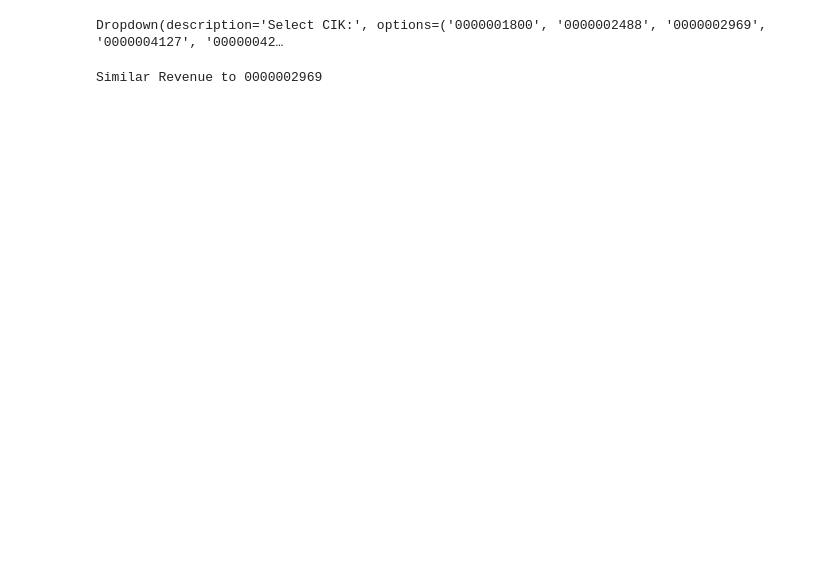
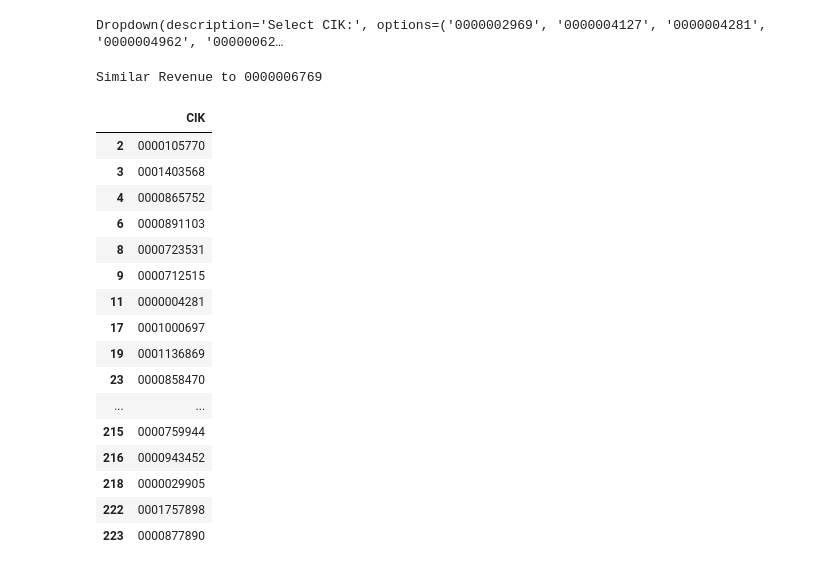
Before and after one commit to rushilsheth/inscope-takehome, a Jupyter notebook: main.ipynb, the cells around one changed output. Drawn from its saved outputs; the diff is of its cells as text; code cells hidden in the pictures; blank space fills up the shorter version.

```diff
--- a/main.ipynb
+++ b/main.ipynb
@@ -1,26 +1,47 @@
 # %%
 import ipywidgets as widgets
 import pandas as pd
 
+pd.set_option('display.max_rows', 500)
+
 # Assuming your DataFrame is already created
-df = pd.read_csv('cik_file_mapping.csv', dtype={'CIK': str})
+df = pd.read_csv('interactive_df.csv', dtype={'CIK': str})
 
 # Create Dropdown
 dropdown = widgets.Dropdown(
     options=df['CIK'].sort_values(),
     description='Select CIK:',
     disabled=False,
 )
 
 # Define the function to handle changes
 def get_cluster(change):
     cik = change['new']
+    chosen_cik_cluster = df.loc[df.CIK==cik].Cluster.values[0]
 
     # get similar CIKs
     print(f'Similar Revenue to {cik}')
+    display(df.loc[((df.Cluster==chosen_cik_cluster) & (df.CIK != cik))][['CIK']])
 
 dropdown.observe(get_cluster, names='value')
 display(dropdown)
 # %% [output]
-Dropdown(description='Select CIK:', options=('0000001800', '0000002488', '0000002969', '0000004127', '00000042…
+Dropdown(description='Select CIK:', options=('0000002969', '0000004127', '0000004281', '0000004962', '00000062…
-Similar Revenue to 0000002969
+Similar Revenue to 0000006769
+|  | CIK |
+| 2 | 0000105770 |
+| 3 | 0001403568 |
+| 4 | 0000865752 |
+| 6 | 0000891103 |
+| 8 | 0000723531 |
+| 9 | 0000712515 |
+| 11 | 0000004281 |
+| 17 | 0001000697 |
+| 19 | 0001136869 |
+| 23 | 0000858470 |
+| ... | ... |
+| 215 | 0000759944 |
+| 216 | 0000943452 |
+| 218 | 0000029905 |
+| 222 | 0001757898 |
+| 223 | 0000877890 |
```
Also changed, not shown: 4 other files.
